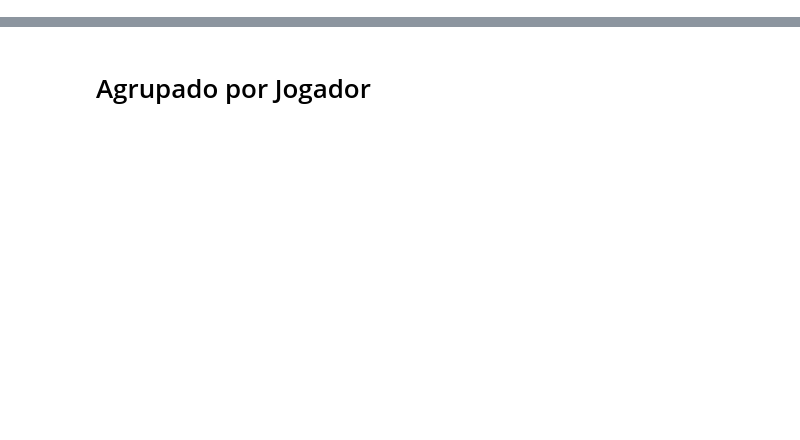
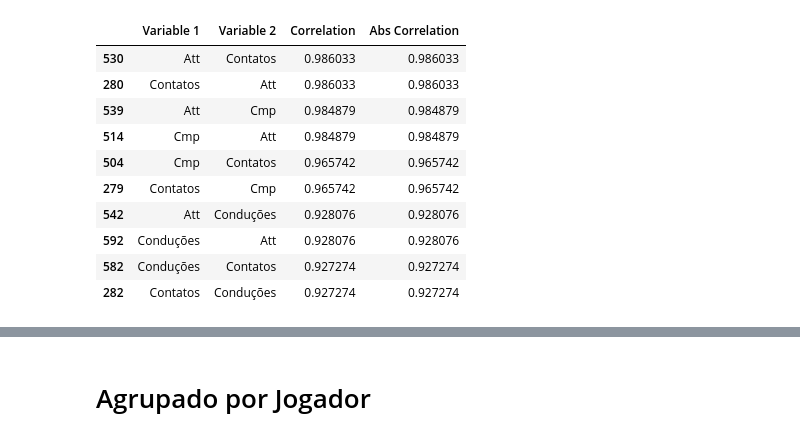
Before and after one commit to eduardopfbp/MLS-PlayerStats, a Jupyter notebook: ml.ipynb, the cells around one changed output, grey strips where cells are left out. Saved outputs shown, nothing was run; the diff lists cells and outputs as text; code cells hidden in the pictures; blank space fills up the shorter version.

```diff
--- a/ml.ipynb
+++ b/ml.ipynb
@@ -33,0 +64,4 @@ database_ml.tail()
+# %%
+numeric_ = database_ml.select_dtypes(include=[float,int])
+x = numeric_.corr()
+x['CaG'].sort_values(ascending=False)
@@ -33,0 +86,29 @@ database_ml.tail()
+# %%
+# Passo 1: Obter a matriz de correlação
+correlation_matrix = numeric_.corr()
+
+# Passo 2: Transformar a matriz em formato "long" e remover duplicatas (pares repetidos)
+correlation_pairs = correlation_matrix.unstack().reset_index()
+correlation_pairs.columns = ['Variable 1', 'Variable 2', 'Correlation']
+
+# Passo 3: Remover as correlações de uma variável com ela mesma
+correlation_pairs = correlation_pairs[correlation_pairs['Variable 1'] != correlation_pairs['Variable 2']]
+
+# Passo 4: Ordenar pelos valores absolutos das correlações
+correlation_pairs['Abs Correlation'] = correlation_pairs['Correlation'].abs()
+strongest_correlations = correlation_pairs.sort_values(by='Abs Correlation', ascending=False)
+
+# Exibir as correlações mais fortes
+strongest_correlations.head
+# %% [output]
+|  | Variable 1 | Variable 2 | Correlation | Abs Correlation |
+| 530 | Att | Contatos | 0.986033 | 0.986033 |
+| 280 | Contatos | Att | 0.986033 | 0.986033 |
+| 539 | Att | Cmp | 0.984879 | 0.984879 |
+| 514 | Cmp | Att | 0.984879 | 0.984879 |
+| 504 | Cmp | Contatos | 0.965742 | 0.965742 |
+| 279 | Contatos | Cmp | 0.965742 | 0.965742 |
+| 542 | Att | Conduções | 0.928076 | 0.928076 |
+| 592 | Conduções | Att | 0.928076 | 0.928076 |
+| 582 | Conduções | Contatos | 0.927274 | 0.927274 |
+| 282 | Contatos | Conduções | 0.927274 | 0.927274 |
```
Also changed, not shown: parts of 12 cells of this notebook, 7 other files.
